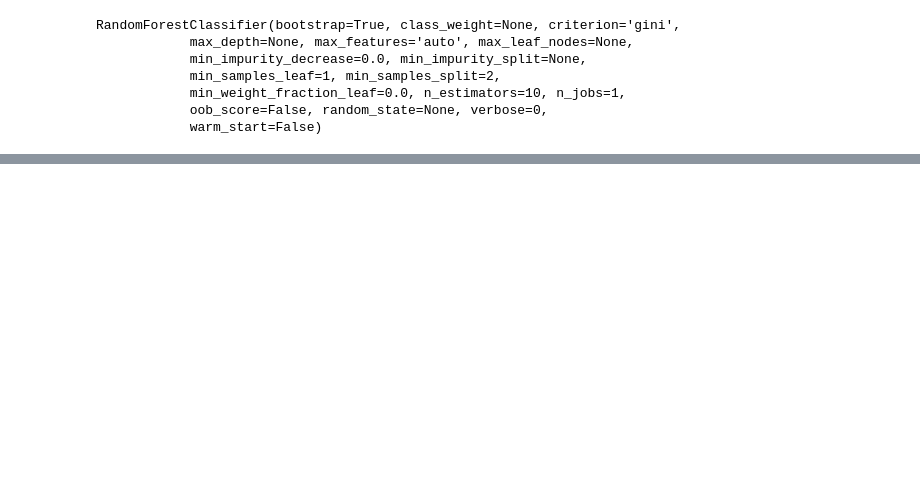
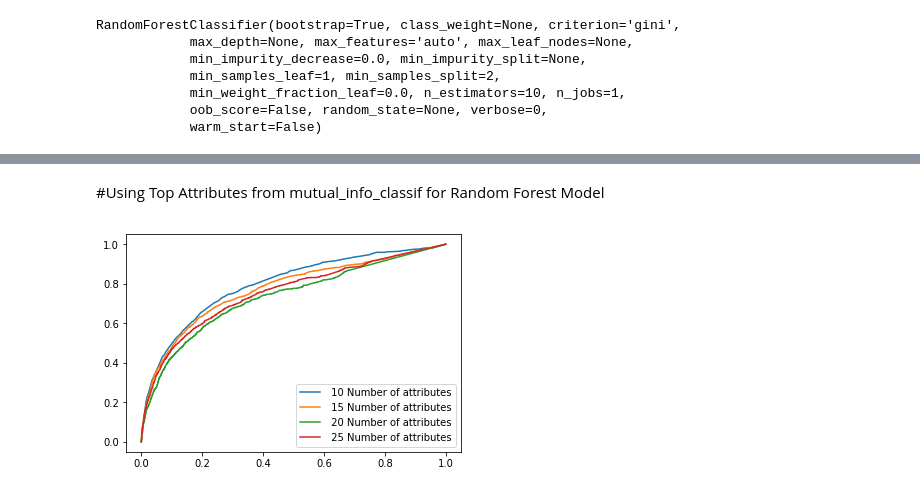
Before and after one commit to akhilanto/My-Python-Works, a Jupyter notebook: Python samples/Hap880assignmnet2.ipynb, the cells around one changed output, grey strips where cells are left out. Drawn from its saved outputs; the diff is of its cells as text; code cells hidden in the pictures; blank space fills up the shorter version.

```diff
--- a/Python samples/Hap880assignmnet2.ipynb
+++ b/Python samples/Hap880assignmnet2.ipynb
@@ -115,0 +146,4 @@ print(auc_rf200)
+# %%
+s = pd.DataFrame()
+s['att'] = cols
+s['mic'] = mic
@@ -115,0 +152,6 @@ print(auc_rf200)
+# %%
+chi2 = chi2(tr[cols], tr['HighUtilizationY2'])
+# %%
+s['chi2'] = chi2[0]
+# %%
+cols_sel_mic=s.sort_values('mic', ascending=False)['att'][:10]
@@ -115,0 +160,14 @@ print(auc_rf200)
+# %% [markdown]
+#Using Top Attributes from mutual_info_classif for Random Forest Model
+# %%
+for n in range(10, 30, 5):
+    cols_sel_mic=s.sort_values('mic', ascending=False)['att'][:n]
+    rf200=RandomForestClassifier(n_estimators=200)
+    rf200.fit(tr[cols_sel_mic],tr['HighUtilizationY2'])
+    probs_rf200=rf200.predict_proba(ts[cols_sel_mic])
+    fpr_rf200, tpr_rf200, thresholds_rf200 = roc_curve(ts['HighUtilizationY2'],probs_rf200[:,1])
+    auc_rf200=auc(fpr_rf200,tpr_rf200)
+    plt.plot(fpr_rf200, tpr_rf200,label =" {} Number of attributes".format(n))
+    plt.legend()
+# %% [output]
+[figure, added]
```
Also changed, not shown: parts of 21 cells of this notebook.
